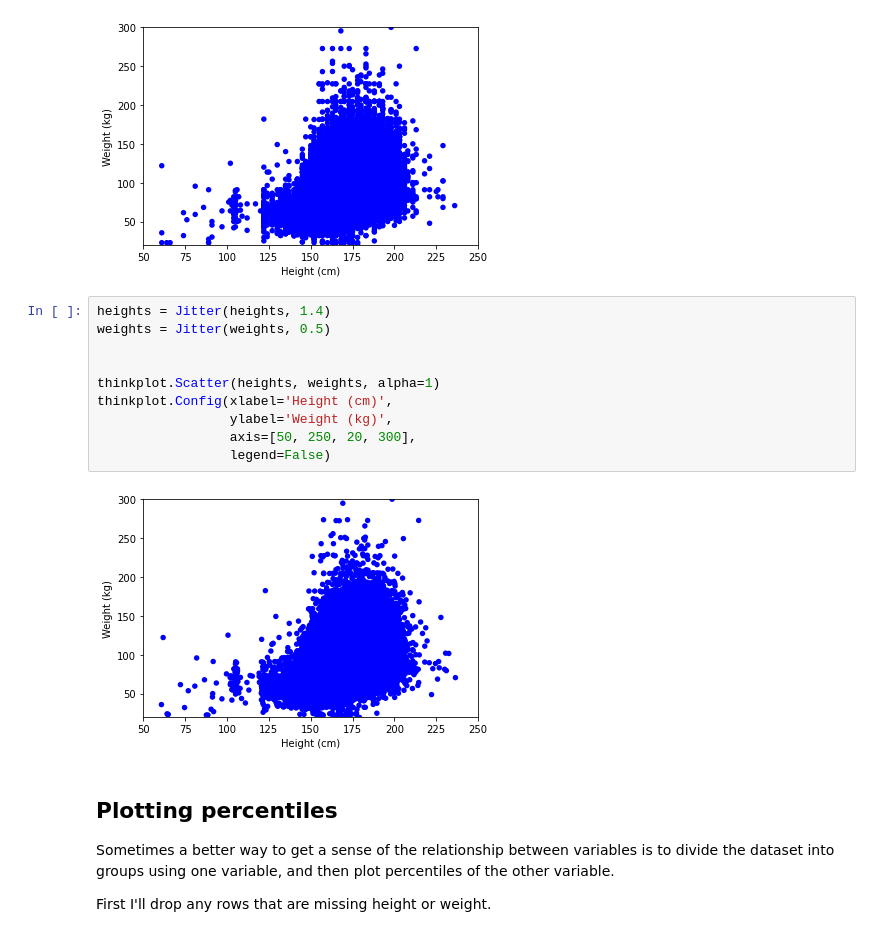
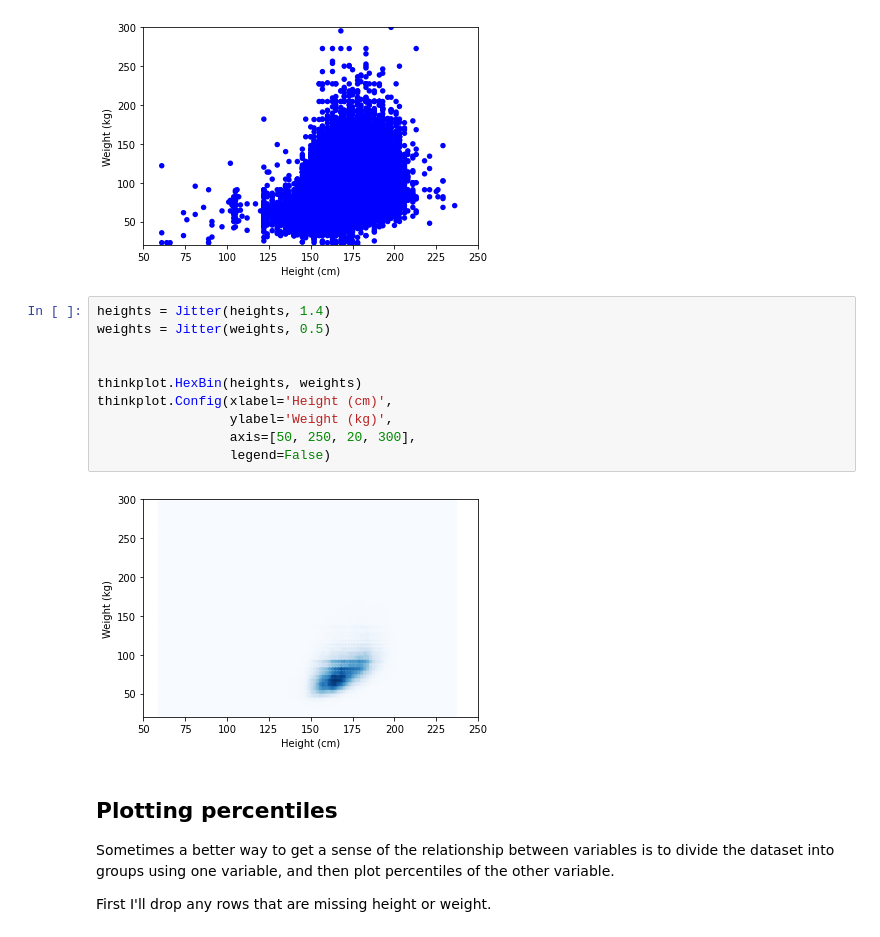
Before and after one commit to Morgan-Sell/ThinkStats2, a Jupyter notebook: code/chap07ex.ipynb, the cells around one changed output. Cells and saved outputs as stored; diff of their text form.

```diff
--- a/code/chap07ex.ipynb
+++ b/code/chap07ex.ipynb
@@ -141,15 +141,15 @@ thinkplot.Config(xlabel='Height (cm)',
 # %%
 heights = Jitter(heights, 1.4)
 weights = Jitter(weights, 0.5)
 
 
-thinkplot.Scatter(heights, weights, alpha=1)
+thinkplot.HexBin(heights, weights)
 thinkplot.Config(xlabel='Height (cm)',
                  ylabel='Weight (kg)',
                  axis=[50, 250, 20, 300],
                  legend=False)
 # %% [output]
-[figure, old version]
+[figure, new version]
 # %% [markdown]
 ## Plotting percentiles
 
```
Also changed, not shown: parts of 9 cells of this notebook.
